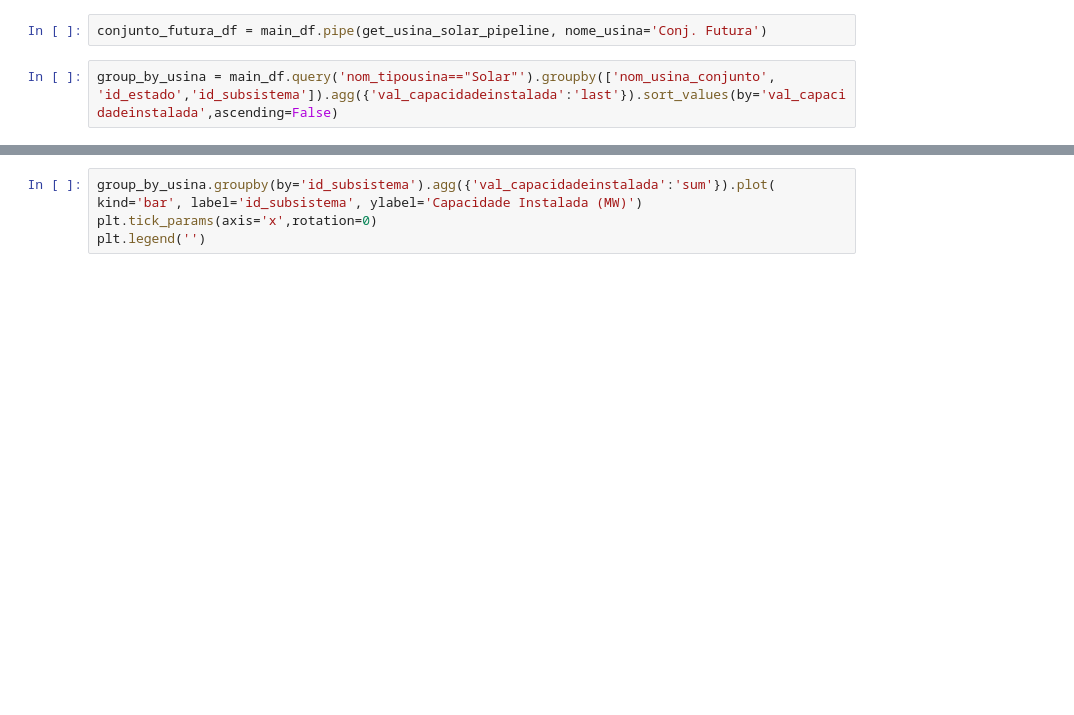
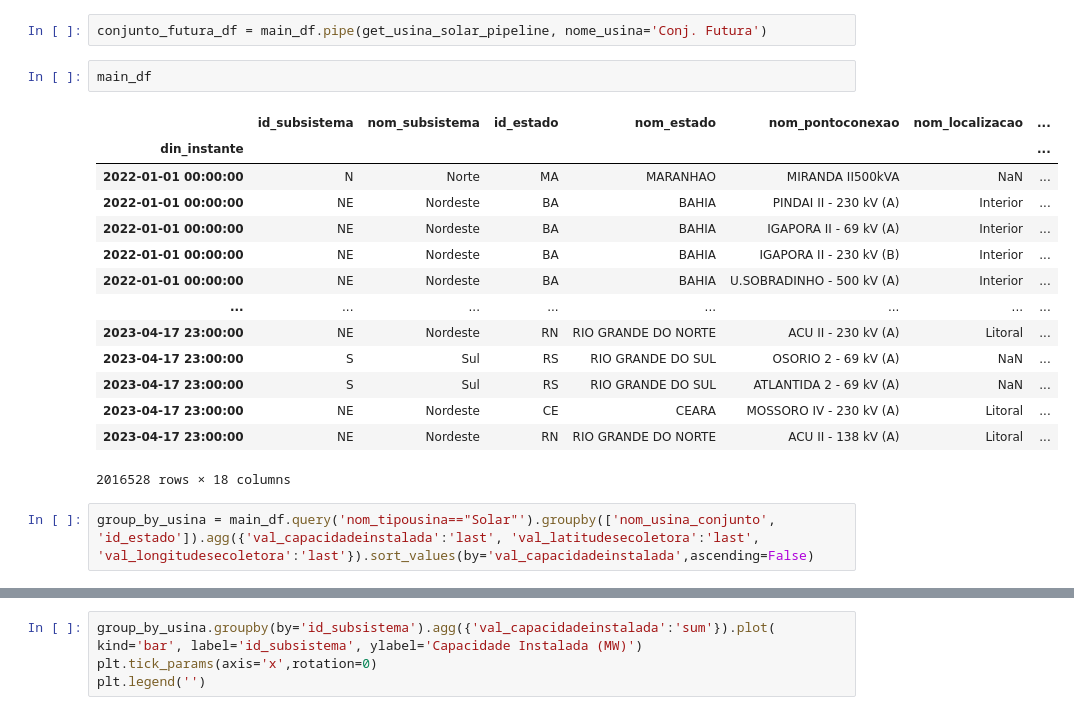
Before and after one commit to La1ra1/Gestao_energetica_trabalhos, a Jupyter notebook: Seminário 2/figuras_geracao_pv.ipynb, the cells around one changed output, grey strips where cells are left out. Drawn from its saved outputs; the diff is of its cells as text; blank space fills up the shorter version.

```diff
--- a/Seminário 2/figuras_geracao_pv.ipynb
+++ b/Seminário 2/figuras_geracao_pv.ipynb
@@ -20,6 +21,23 @@ main_df = get_usinas_dataframe()
 conjunto_janauba_df = main_df.pipe(get_usina_solar_pipeline, nome_usina='Conj. Janaúba')
 # %%
 conjunto_futura_df = main_df.pipe(get_usina_solar_pipeline, nome_usina='Conj. Futura')
+# %%
+main_df
+# %% [output]
+|  | id_subsistema | nom_subsistema | id_estado | nom_estado | nom_pontoconexao | nom_localizacao | ... |
+| din_instante |  |  |  |  |  |  | ... |
+| 2022-01-01 00:00:00 | N | Norte | MA | MARANHAO | MIRANDA II500kVA | NaN | ... |
+| 2022-01-01 00:00:00 | NE | Nordeste | BA | BAHIA | PINDAI II - 230 kV (A) | Interior | ... |
+| 2022-01-01 00:00:00 | NE | Nordeste | BA | BAHIA | IGAPORA II - 69 kV (A) | Interior | ... |
+| 2022-01-01 00:00:00 | NE | Nordeste | BA | BAHIA | IGAPORA II - 230 kV (B) | Interior | ... |
+| 2022-01-01 00:00:00 | NE | Nordeste | BA | BAHIA | U.SOBRADINHO - 500 kV (A) | Interior | ... |
+| ... | ... | ... | ... | ... | ... | ... | ... |
+| 2023-04-17 23:00:00 | NE | Nordeste | RN | RIO GRANDE DO NORTE | ACU II - 230 kV (A) | Litoral | ... |
+| 2023-04-17 23:00:00 | S | Sul | RS | RIO GRANDE DO SUL | OSORIO 2 - 69 kV (A) | NaN | ... |
+| 2023-04-17 23:00:00 | S | Sul | RS | RIO GRANDE DO SUL | ATLANTIDA 2 - 69 kV (A) | NaN | ... |
+| 2023-04-17 23:00:00 | NE | Nordeste | CE | CEARA | MOSSORO IV - 230 kV (A) | Litoral | ... |
+| 2023-04-17 23:00:00 | NE | Nordeste | RN | RIO GRANDE DO NORTE | ACU II - 138 kV (A) | Litoral | ... |
+2016528 rows × 18 columns
 # %%
-group_by_usina = main_df.query('nom_tipousina=="Solar"').groupby(['nom_usina_conjunto', 'id_estado','id_subsistema']).agg({'val_capacidadeinstalada':'last'}).sort_values(by='val_capacidadeinstalada',ascending=False)
+group_by_usina = main_df.query('nom_tipousina=="Solar"').groupby(['nom_usina_conjunto', 'id_estado']).agg({'val_capacidadeinstalada':'last', 'val_latitudesecoletora':'last', 'val_longitudesecoletora':'last'}).sort_values(by='val_capacidadeinstalada',ascending=False)
 # %%
```
Also changed, not shown: parts of 5 cells of this notebook, 1 other file.
